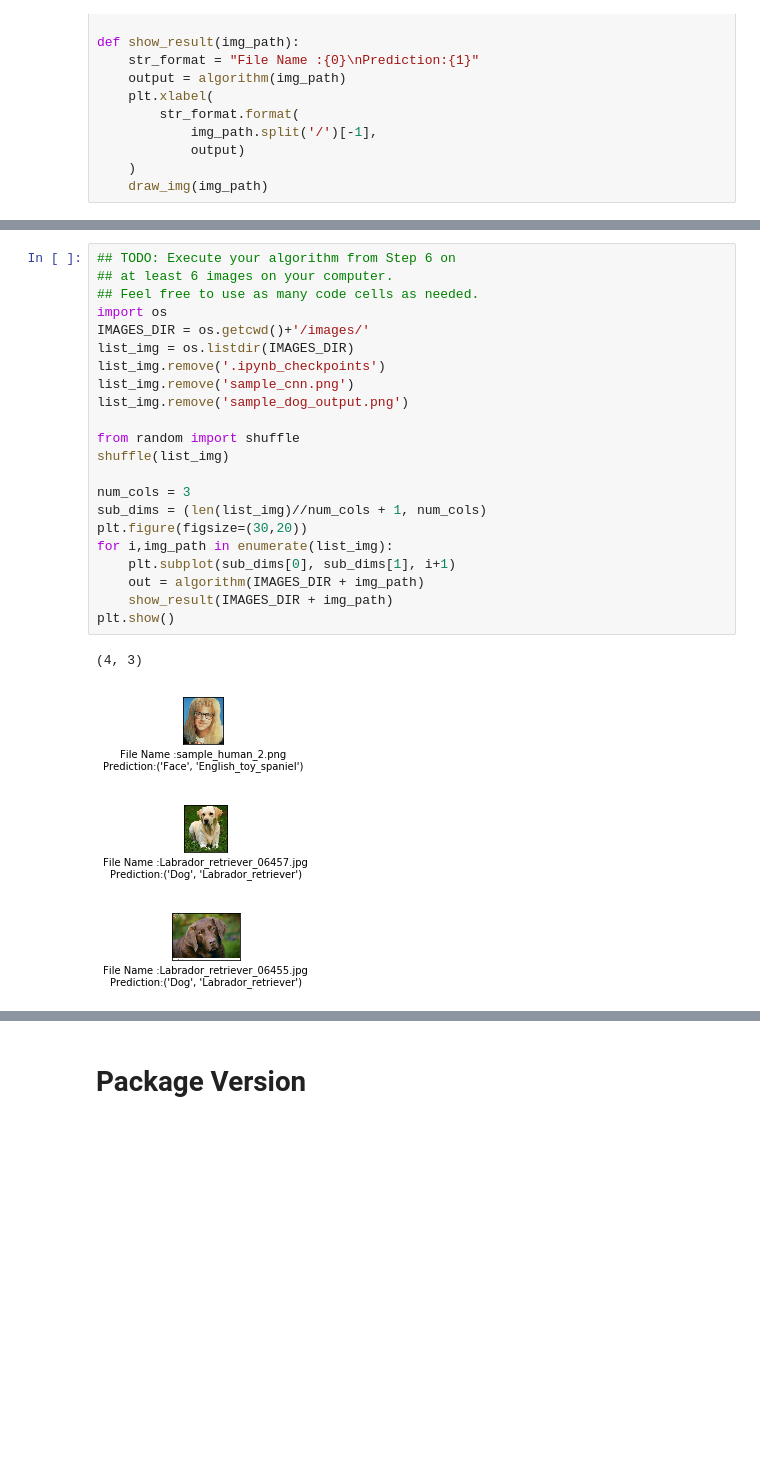
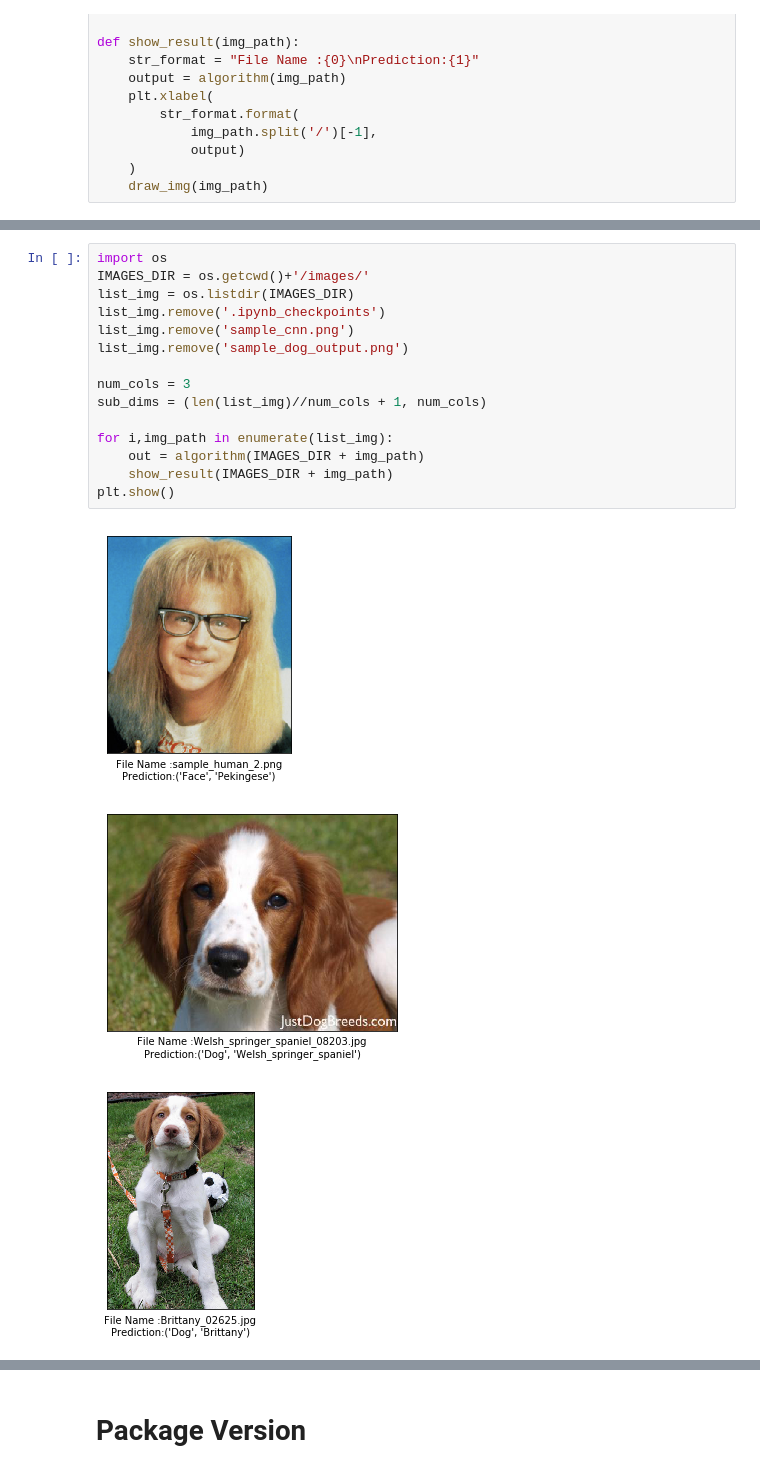
Before and after one commit to hungnguyendinh1999/Dog-breed-detection, a Jupyter notebook: notebook/dog_app.ipynb, the cells around one changed output, grey strips where cells are left out. Saved outputs shown, nothing was run; the diff lists cells and outputs as text; blank space fills up the shorter version.

```diff
--- a/notebook/dog_app.ipynb
+++ b/notebook/dog_app.ipynb
@@ -840,27 +848,19 @@ __Answer:__
 # %%
-## TODO: Execute your algorithm from Step 6 on
-## at least 6 images on your computer.
-## Feel free to use as many code cells as needed.
 import os
 IMAGES_DIR = os.getcwd()+'/images/'
 list_img = os.listdir(IMAGES_DIR)
 list_img.remove('.ipynb_checkpoints')
 list_img.remove('sample_cnn.png')
 list_img.remove('sample_dog_output.png')
 
-from random import shuffle
-shuffle(list_img)
-
 num_cols = 3
 sub_dims = (len(list_img)//num_cols + 1, num_cols)
-plt.figure(figsize=(30,20))
+
 for i,img_path in enumerate(list_img):
-    plt.subplot(sub_dims[0], sub_dims[1], i+1)
     out = algorithm(IMAGES_DIR + img_path)
     show_result(IMAGES_DIR + img_path)
 plt.show()
 # %% [output]
-(4, 3)
-[figure, old version]
+[figure, new version]
-[figure, old version]
+[figure, new version]
-[figure, old version]
+[figure, new version]
```
Also changed, not shown: parts of 11 cells of this notebook.
